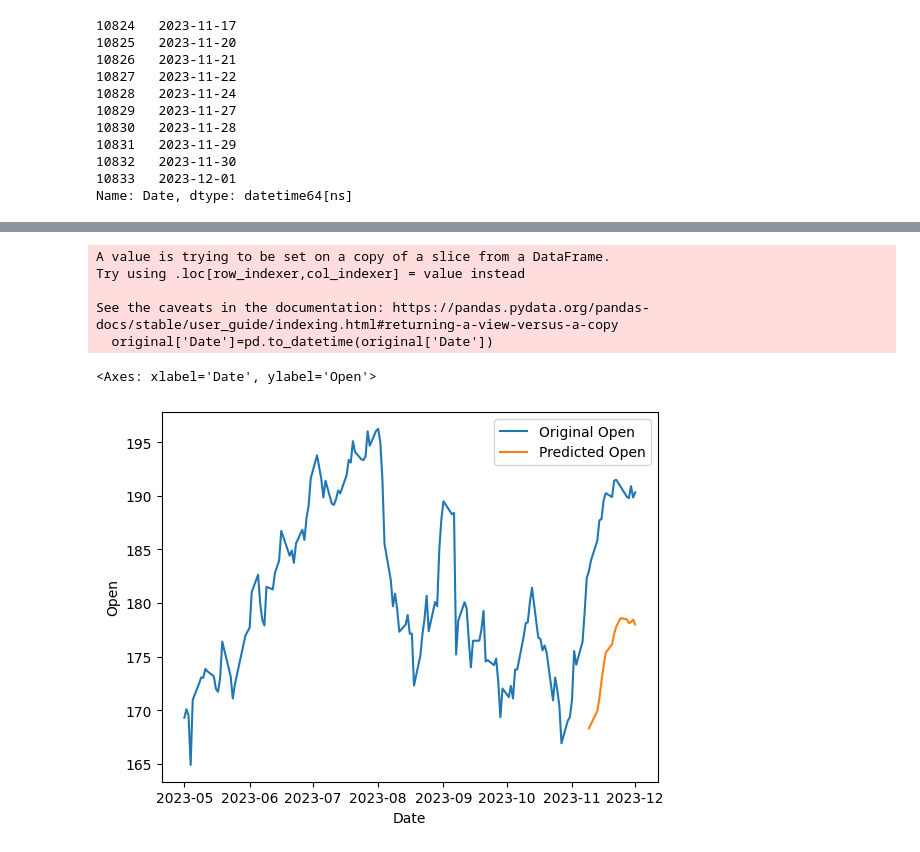
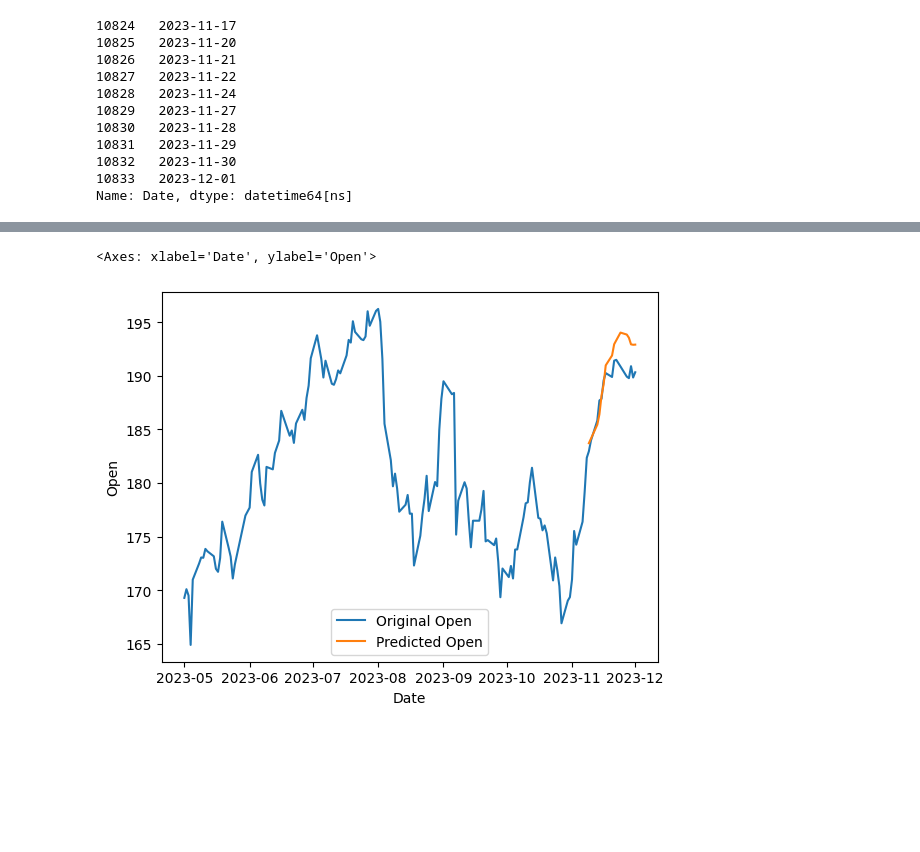
Before and after one commit to hpatel0816/LSTM-StockPred, a Jupyter notebook: stockPred.ipynb, the cells around one changed output, grey strips where cells are left out. Cells and saved outputs as stored; diff of their text form; code cells hidden in the pictures; blank space fills up the shorter version.

```diff
--- a/stockPred.ipynb
+++ b/stockPred.ipynb
@@ -36,7 +36,7 @@ print(train_dates.tail(10))
 Name: Date, dtype: datetime64[ns]
 # %%
 # Extract the variables for training
-data_cols = list(df)[1:7]
+data_cols = list(df)[1:6]
 training_df = df[data_cols].astype(float)
 training_df
 # %% [output]
@@ -61,7 +61,7 @@ scaled_data_df = scaler.transform(training_df)
 trainX, trainY = [], [] # Sets containing data used for prediction and the predicted values
 
 n_future = 1 # Number of days we want to predict future values
-n_past = 7 # Number of previous days we use to predict future values
+n_past = 3 # Number of previous days we use to predict future values
 
 # Transform the data into its corresponding sets for the LSTM model
 for i in range(n_past, len(scaled_data_df) - n_future +1):
@@ -80,9 +80,9 @@ TrainY data shape: (10827, 1)
 model = Sequential()
 model.add(LSTM(64, activation='relu', input_shape=(trainX.shape[1], trainX.shape[2]), return_sequences=True))
 model.add(LSTM(32, activation='relu', return_sequences=False))
-model.add(Dropout(0.2))
+model.add(Dropout(0.3))
 model.add(Dense(trainY.shape[1]))
 
-model.compile(optimizer='adam', loss='mse')
+model.compile(optimizer='sgd', loss='mse')
 model.summary()
 # %% [output]
@@ -105,7 +105,7 @@ Non-trainable params: 0 (0.00 Byte)
 _________________________________________________________________
 # %%
 # Fit the model
-history = model.fit(trainX, trainY, epochs=5, batch_size=16, validation_split=0.1, verbose=1)
+history = model.fit(trainX, trainY, epochs=10, batch_size=32, validation_split=0.1, verbose=1)
 
 plt.plot(history.history['loss'], label='Training loss')
 plt.plot(history.history['val_loss'], label='Validation loss')
@@ -146,26 +156,19 @@ y_pred_future = scaler.inverse_transform(prediction_copies)[:,0]
 # %%
 # Convert timestamp to date
-forecast_dates = []
-for time_i in predict_period_dates:
-    forecast_dates.append(time_i.date())
+forecast_dates = [time_i.date() for time_i in predict_period_dates]
 
-forecast_df = pd.DataFrame({'Date':np.array(forecast_dates), 'Predicted Open':y_pred_future})
-forecast_df['Date']=pd.to_datetime(forecast_df['Date'])
+forecast_df = pd.DataFrame({'Date': np.array(forecast_dates), 'Predicted Open': y_pred_future})
+forecast_df['Date'] = pd.to_datetime(forecast_df['Date'])
 
-original = df[['Date', 'Open']]
-original['Date']=pd.to_datetime(original['Date'])
-original = original.loc[original['Date'] >= '2023-5-1']
+original = df[['Date', 'Open']].copy()
+original['Date'] = pd.to_datetime(original['Date'])
+original = original.loc[original['Date'] >= '2023-05-01']
 
 plot_data = pd.concat([original[['Date', 'Open']], forecast_df[['Date', 'Predicted Open']]])
 
 # Create a line plot using the concatenated data
 sns.lineplot(x='Date', y='Open', data=plot_data, label='Original Open')
 sns.lineplot(x='Date', y='Predicted Open', data=plot_data, label='Predicted Open')
 # %% [output]
-A value is trying to be set on a copy of a slice from a DataFrame.
-Try using .loc[row_indexer,col_indexer] = value instead
-
-See the caveats in the documentation: https://pandas.pydata.org/pandas-docs/stable/user_guide/indexing.html#returning-a-view-versus-a-copy
-  original['Date']=pd.to_datetime(original['Date'])
+<Axes: xlabel='Date', ylabel='Open'>
-<Axes: xlabel='Date', ylabel='Open'>
-[figure, old version]
+[figure, new version]
```
Also changed, not shown: parts of 5 cells of this notebook.
